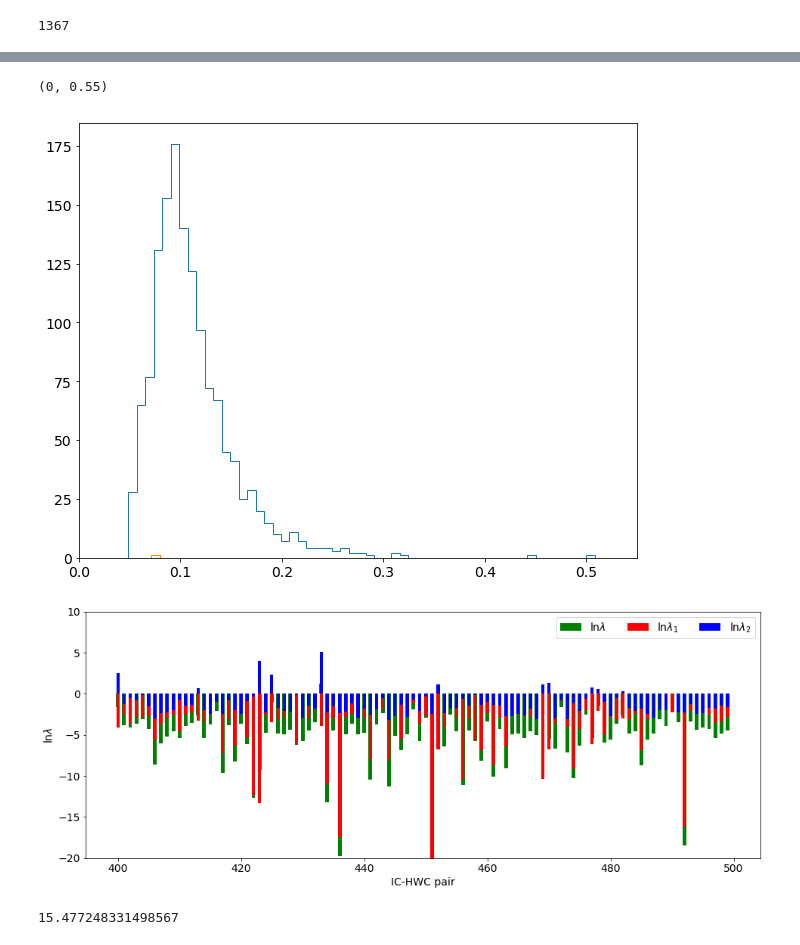
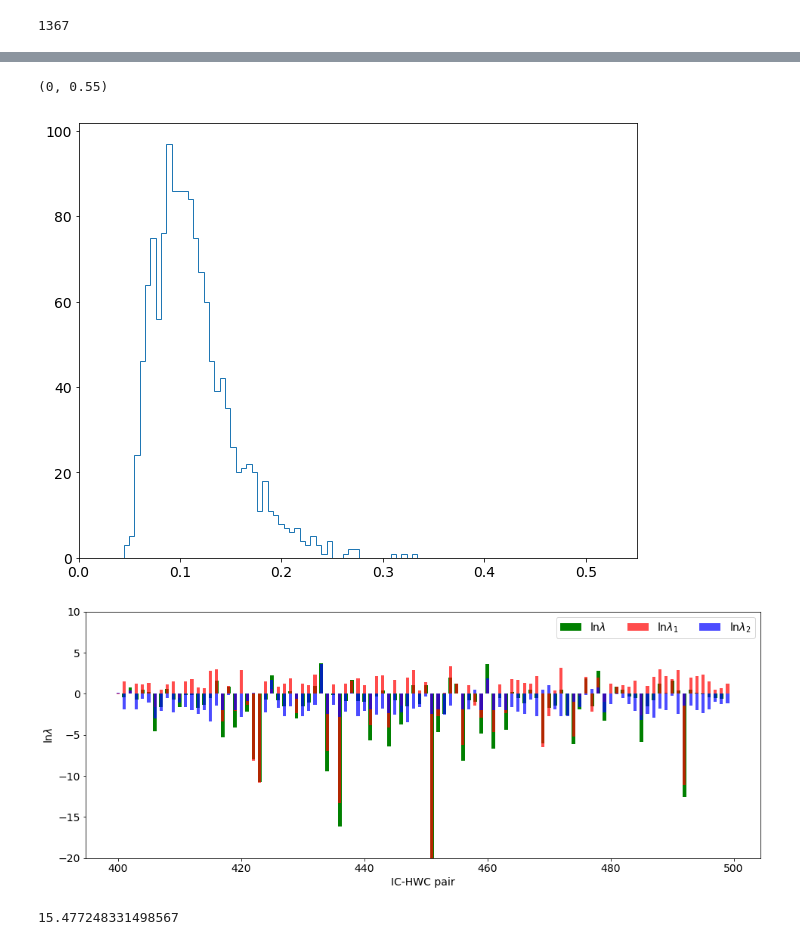
Before and after one commit to hayalaso/Analyses_AMON, a Jupyter notebook: HAWC_IC/multi_correlation_analysis.ipynb, the cells around one changed output, grey strips where cells are left out. Saved outputs shown, nothing was run; the diff lists cells and outputs as text; code cells hidden in the pictures.

```diff
--- a/HAWC_IC/multi_correlation_analysis.ipynb
+++ b/HAWC_IC/multi_correlation_analysis.ipynb
@@ -83,8 +83,8 @@ def LLH(dec1,ra1,dec2,ra2,sigma1,sigma2,sig):
 
     #Calculating the likelihood
     #Spatial coincidence
-    sigmac=sigma1**2+ sigma2**2 #Being conservative in the error
-    xerf=spc**2/(2*sigmac)#(np.sqrt(2)*np.sqrt(sigmac))
+    sigmac=(sigma1*DEG2RAD)**2+ (sigma2*DEG2RAD)**2 #Being conservative in the error
+    xerf=(spc*DEG2RAD)**2/(2*sigmac)#(np.sqrt(2)*np.sqrt(sigmac))
     term1 = -np.log(2*np.pi*sigmac)/2 - xerf
     #Db = (np.log(0.25*(sig1**2/sig2**2 + sig2**2/sig1**2 + 2)) + xerf)*0.25
     #BC = np.exp(-Db) #Bhattacharyya distance
@@ -362,22 +362,22 @@ hist(df_result.Best_pos_err[df_result.LLH>48],bins=110,histtype='step')
 xlim(0,0.55)
 # %% [output]
 (0, 0.55)
-[figure, old version]
+[figure, new version]
 # %%
 rcParams['figure.figsize']=16,6
 x=np.arange(0,len(df_result))
 mini=400
 maxi=500
 bar(x[mini:maxi],df_result.LLH[mini:maxi],label=r'$\ln \lambda$',width=0.6,color='g')
-bar(x[mini:maxi],df_result.T1[mini:maxi],label=r'$\ln \lambda_1$',width = 0.5,color='r')
-bar(x[mini:maxi],df_result.T2[mini:maxi],label=r'$\ln \lambda_2$',width = 0.5,color='b')
+bar(x[mini:maxi],df_result.T1[mini:maxi],label=r'$\ln \lambda_1$',width = 0.5,color='r',alpha=0.7)
+bar(x[mini:maxi],df_result.T2[mini:maxi],label=r'$\ln \lambda_2$',width = 0.5,color='b',alpha=0.7)
 legend(ncol=3)
 xlabel("IC-HWC pair")
 ylabel(r"$\ln \lambda$")
 ylim(-20,10)
 savefig("/Users/hugo/AMON/Technical_Notes/IC-HAWC_Analysis/indllh.pdf")
 # %% [output]
-[figure, old version]
+[figure, new version]
 # %%
 def smallLikelihood(dst,sigc):
     llh =  - dst**2/(2*sigc)
```
Also changed, not shown: parts of 9 cells of this notebook.
